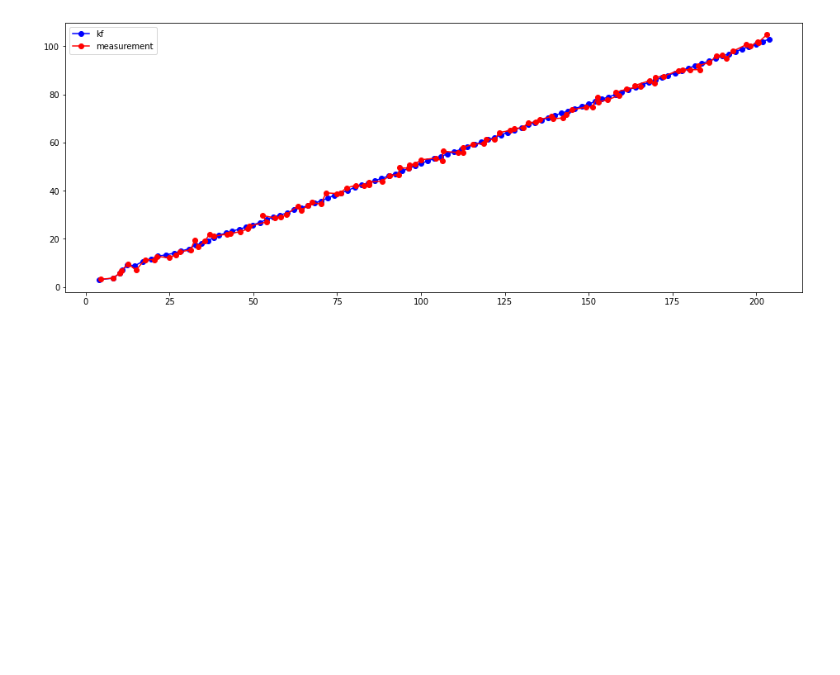
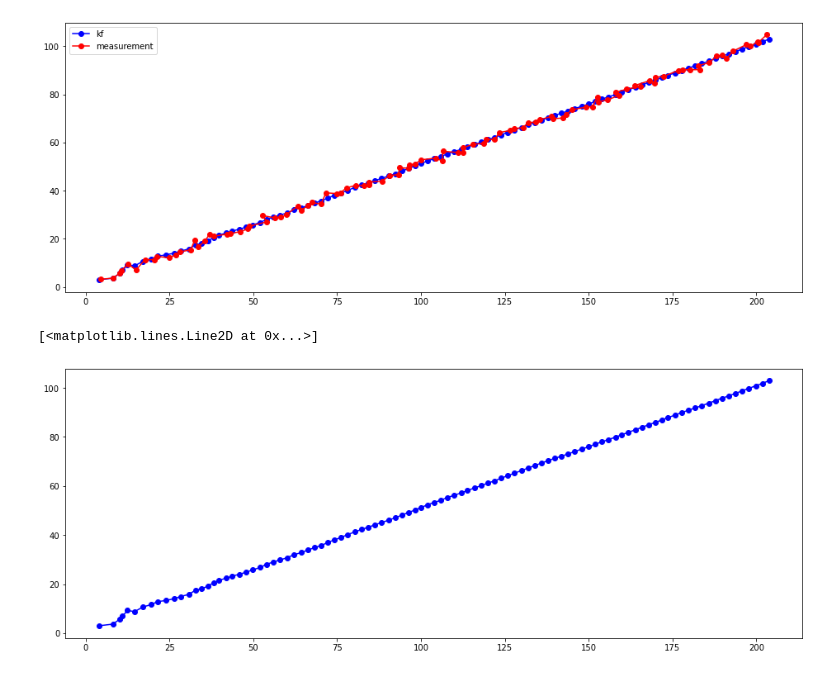
Before and after one commit to viperyl/Notes, a Jupyter notebook: ARS/Kalman/KalmanFilter.ipynb, the cells around one changed output. Saved outputs shown, nothing was run; the diff lists cells and outputs as text; code cells hidden in the pictures; blank space fills up the shorter version.

```diff
--- a/ARS/Kalman/KalmanFilter.ipynb
+++ b/ARS/Kalman/KalmanFilter.ipynb
@@ -60,3 +60,9 @@ plt.legend()
 # %% [output]
 <matplotlib.legend.Legend at 0x...>
 [figure]
+# %%
+plt.figure(figsize=(16,6))
+plt.plot(res_np[:,0], res_np[:,1], "bo-", label="kf")
+# %% [output]
+[<matplotlib.lines.Line2D at 0x...>]
+[figure, added]
```
Also changed, not shown: 3 other files.
